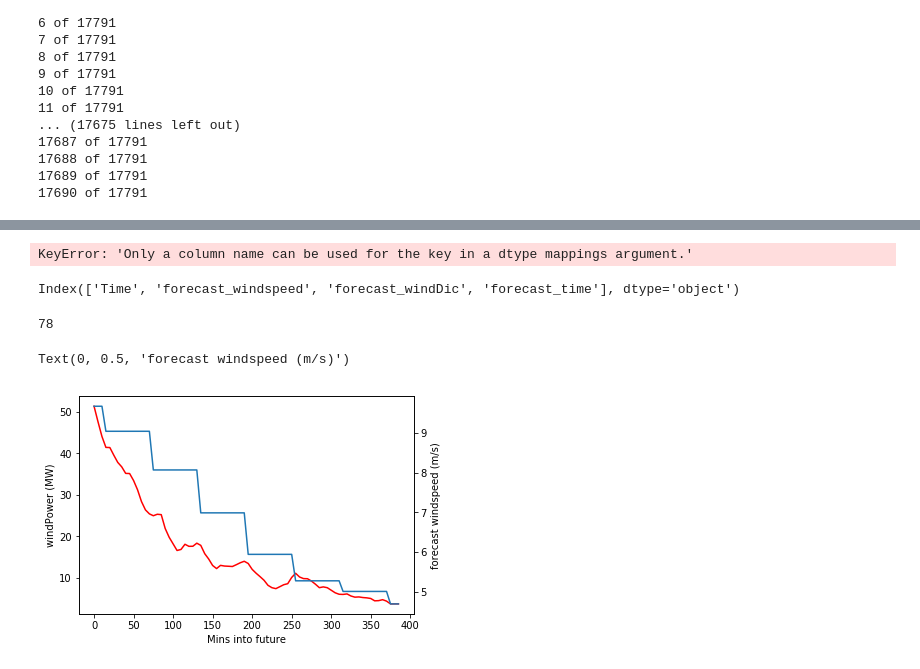
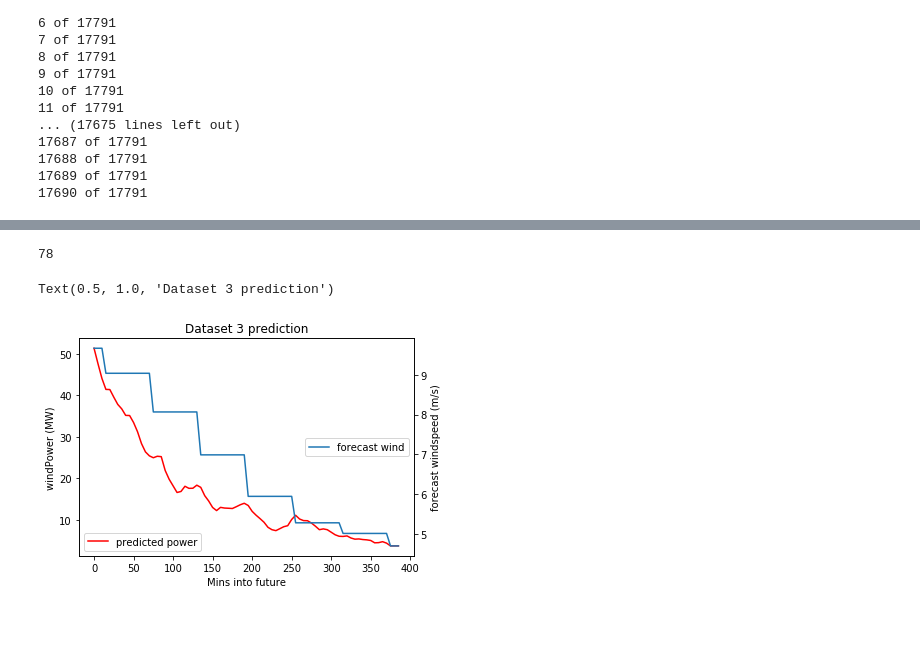
Before and after one commit to diem-ai/wind-energy-prediction, a Jupyter notebook: matt.ipynb, the cells around one changed output, grey strips where cells are left out. Saved outputs shown, nothing was run; the diff lists cells and outputs as text; code cells hidden in the pictures; blank space fills up the shorter version.

```diff
--- a/matt.ipynb
+++ b/matt.ipynb
@@ -33,6 +34,7 @@ def format_measured_datetime(date_string):
 
 
 def combine_test_dfs(measured_df, forecast_df, unsampled_extra_forecasts):
+    """This function combines the dataframes for the test data"""
     forecast_df['forecast_time'] = forecast_df['Time'].apply(format_datetime)
 
     forecast_df.rename(columns = {'windSpeed (m/s)':'forecast_windspeed', 'windDic (degree)':'forecast_windDic'}, inplace = True)
@@ -52,11 +54,12 @@ def combine_test_dfs(measured_df, forecast_df, unsampled_extra_forecasts):
     forecast_df = forecast_df.astype({'forecast_windspeed':float, 'forecast_windDic':float} )
     extra_forecasts = extra_forecasts.astype({'forecast_windspeed':float, 'forecast_windDic':float} )
 
+    # Here we interpolate missing values
     for df in [measured_df,forecast_df,extra_forecasts]:
         df = df.interpolate(method='linear', limit_direction='forward', axis=0)
         df = df.dropna()
 
-
+    # As there are some values in one dataset not in the other we have more nans, which we interpolate
     combined_df = pd.merge(measured_df,forecast_df, on =['forecast_time'])
     combined_df = combined_df.interpolate(method='linear', limit_direction='forward', axis=0)
     # for test i want to add on the extra forecasts on the end
@@ -65,7 +68,7 @@ def combine_test_dfs(measured_df, forecast_df, unsampled_extra_forecasts):
     extra_combined_df.drop(['Time'], axis=1)
 
     #combined_df[['windPower','windSpeed','forecast_windspeed']].plot()
-
+    #Normalise the data
     for column in extra_combined_df.columns:
         if extra_combined_df[column].dtypes != float:
             continue
@@ -73,6 +76,7 @@ def combine_test_dfs(measured_df, forecast_df, unsampled_extra_forecasts):
     return extra_combined_df
 
 def combine_dfs(measured_df, forecast_df):
+    """ This merges the dataframes so we can get the forecast and measurement for each time"""
     forecast_df['forecast_time'] = forecast_df['Time'].apply(format_datetime)
     forecast_df.rename(columns = {'windSpeed (m/s)':'forecast_windspeed', 'windDic (degree)':'forecast_windDic'}, inplace = True)
 
@@ -85,17 +89,19 @@ def combine_dfs(measured_df, forecast_df):
     forecast_df = forecast_df.astype({'forecast_windspeed':float, 'forecast_windDic':float} )
 
 
-
+    # Here we interpolate missing values
     for df in [measured_df,forecast_df ]:
         df = df.interpolate(method='linear', limit_direction='forward', axis=0)
         df = df.dropna()
 
+    # As there are some values in one dataset not in the other we have more nans, which we interpolate
     combined_df = pd.merge(measured_df,forecast_df, on =['forecast_time'])
     combined_df = combined_df.interpolate(method='linear', limit_direction='forward', axis=0)
     combined_df.drop(['Time'], axis=1)
 
     #combined_df[['windPower','windSpeed','forecast_windspeed']].plot()
 
+    #Normalise the data
     for column in combined_df.columns:
         if combined_df[column].dtypes != float:
             continue
@@ -103,11 +109,13 @@ def combine_dfs(measured_df, forecast_df):
     return combined_df
 
 def process_dfs(measured_df, forecast_df, test=False, extra_forecasts = None):
+    # This function changes the dataframes into trainable x and y series
     if test:
         combined_df = combine_test_dfs(measured_df, forecast_df, extra_forecasts)
     else:
         combined_df = combine_dfs(measured_df, forecast_df)
 
+    # I want to offset the x and the y by the prediction offset
     offset = int(6.5 * 12)
     #I'm trying to predict the windpower 6.5hrs in the future, so ignore 1st 6.5hrs
     y = np.array(combined_df['windPower'])[offset:]
@@ -122,6 +130,7 @@ def process_dfs(measured_df, forecast_df, test=False, extra_forecasts = None):
     x3 = np.array(combined_df[['windSpeed']])[:-offset]
     x_series = np.concatenate((x1,x2,x3), axis=1)
 
+    # Now combine the datastreams
     for i,_ in enumerate(y):
         if i >= len(y) - window:
             break
@@ -240,3 +251 @@ x3 = x3[:deletion_index -1]
 y3_pred_last  = model.predict(x3[len(y2_pred):])
-# %%
-y2_pred  = model.predict(x2)
@@ -274,9 +252,5 @@ plt.plot(y3_pred_last)
-# %%
-df2_forecast.astype({'windSpeed (m/s)': float} )['windSpeed (m/s)'].abs().max()
-# %% [output]
-KeyError: 'Only a column name can be used for the key in a dtype mappings argument.'
-# %%
-df2_forecast.columns
-# %% [output]
-Index(['Time', 'forecast_windspeed', 'forecast_windDic', 'forecast_time'], dtype='object')
+# %%
+len(y3_pred_last) # 78 is the number we expect as 6.5 hrs contains 78 5minute periods
+# %% [output]
+78
 # %%
@@ -283,21 +258,22 @@ Index(['Time', 'forecast_windspeed', 'forecast_windDic', 'forecast_time'], dtype
 y3_pred__last_denormal = y3_pred_last * df2_measured.astype({'availableMW': float, 'windSpeed': float, 'windPower': float} )['windPower'].abs().max()
 extra_forecast_wind = np.array((x3[len(y2_pred):,0]))  * df2_forecast['forecast_windspeed'].abs().max()
-# %%
-len(extra_forecast_wind)
-# %% [output]
-78
 # %%
+# Plot the graph
 x_axis = np.arange(len(y3_pred__last_denormal)) * 5
 
 ax = plt.gca()
-ax.plot(x_axis,y3_pred__last_denormal, color="red")
 ax2 = plt.twinx()
-ax2.plot(x_axis,extra_forecast_wind)
 
+ax.plot(x_axis,y3_pred__last_denormal, color="red", label="predicted power")
+ax2.plot(x_axis,extra_forecast_wind, label="forecast wind")
+
+ax.legend(loc="lower left")
+ax2.legend(loc="center right")
 
 ax.set_xlabel("Mins into future")
 ax.set_ylabel("windPower (MW)")
 ax2.set_ylabel("forecast windspeed (m/s)")
+plt.title("Dataset 3 prediction")
 # %% [output]
-Text(0, 0.5, 'forecast windspeed (m/s)')
+Text(0.5, 1.0, 'Dataset 3 prediction')
-[figure, old version]
+[figure, new version]
```
Also changed, not shown: parts of 17 cells of this notebook.
